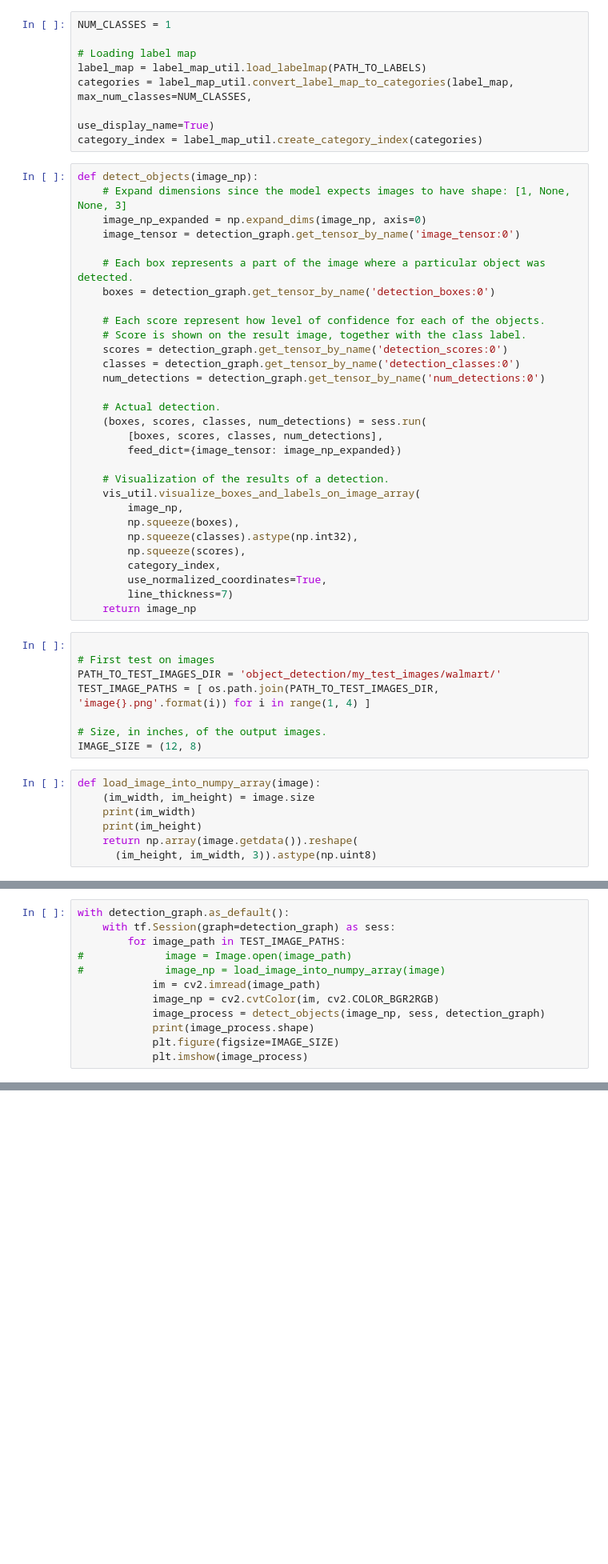
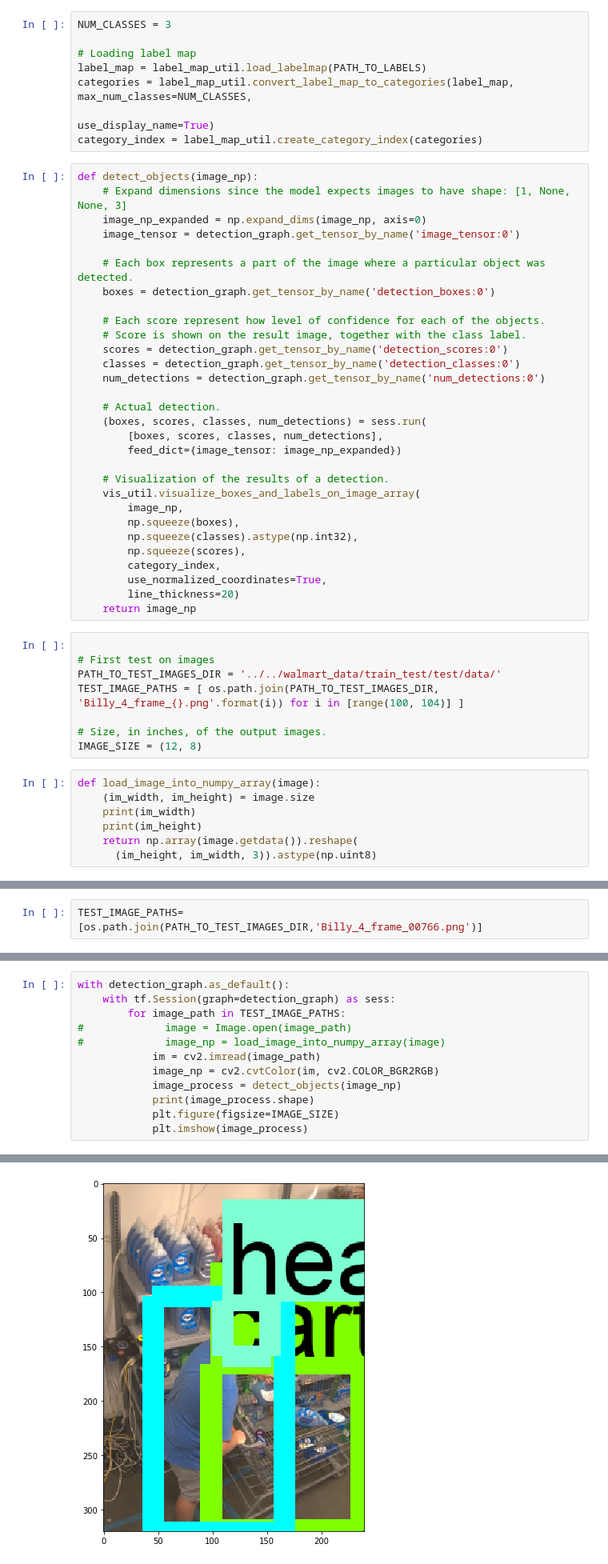
Before and after one commit to ssbagalkar/models, a Jupyter notebook: research/Test-detection.ipynb, the cells around one changed output, grey strips where cells are left out. Shown at 80% size. Drawn from its saved outputs; the diff is of its cells as text; blank space fills up the shorter version.

```diff
--- a/research/Test-detection.ipynb
+++ b/research/Test-detection.ipynb
@@ -39,5 +62,5 @@ PATH_TO_LABELS = os.path.join(CWD_PATH, 'object_detection', 'data', 'mscoco_labe
 # %%
-NUM_CLASSES = 1
+NUM_CLASSES = 3
 
 # Loading label map
 label_map = label_map_util.load_labelmap(PATH_TO_LABELS)
@@ -72,13 +95,13 @@ def detect_objects(image_np):
         np.squeeze(scores),
         category_index,
         use_normalized_coordinates=True,
-        line_thickness=7)
+        line_thickness=20)
     return image_np
 # %%
 
 # First test on images
-PATH_TO_TEST_IMAGES_DIR = 'object_detection/my_test_images/walmart/'
-TEST_IMAGE_PATHS = [ os.path.join(PATH_TO_TEST_IMAGES_DIR, 'image{}.png'.format(i)) for i in range(1, 4) ]
+PATH_TO_TEST_IMAGES_DIR = '../../walmart_data/train_test/test/data/'
+TEST_IMAGE_PATHS = [ os.path.join(PATH_TO_TEST_IMAGES_DIR, 'Billy_4_frame_{}.png'.format(i)) for i in [range(100, 104)] ]
 
 # Size, in inches, of the output images.
 IMAGE_SIZE = (12, 8)
@@ -92,3 +119,5 @@ def load_image_into_numpy_array(image):
+# %%
+TEST_IMAGE_PATHS=[os.path.join(PATH_TO_TEST_IMAGES_DIR,'Billy_4_frame_00766.png')]
 # %%
 from PIL import Image
 for image_path in TEST_IMAGE_PATHS:
@@ -116,7 +152,8 @@ with detection_graph.as_default():
 #             image_np = load_image_into_numpy_array(image)
             im = cv2.imread(image_path)
             image_np = cv2.cvtColor(im, cv2.COLOR_BGR2RGB)
-            image_process = detect_objects(image_np, sess, detection_graph)
+            image_process = detect_objects(image_np)
             print(image_process.shape)
             plt.figure(figsize=IMAGE_SIZE)
             plt.imshow(image_process)
+# %% [output]
@@ -123,3 +161,4 @@ with detection_graph.as_default():
+[figure, added]
 # %%
 # Import everything needed to edit/save/watch video clips
 from moviepy.editor import *
```
Also changed, not shown: parts of 10 cells of this notebook, 1 other file.
